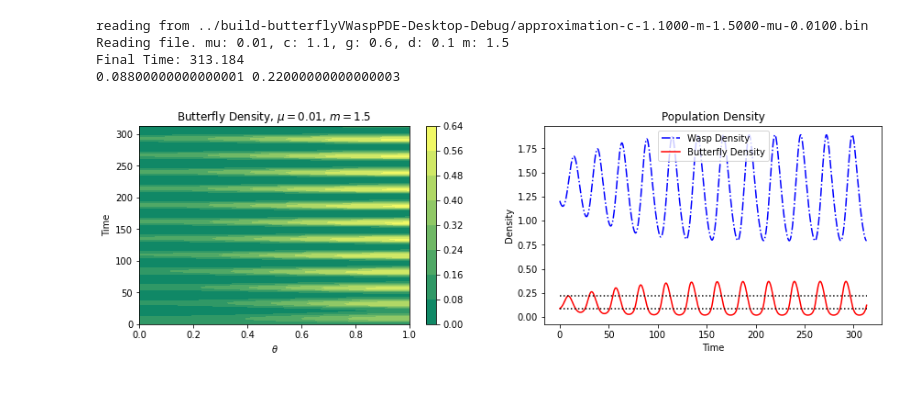
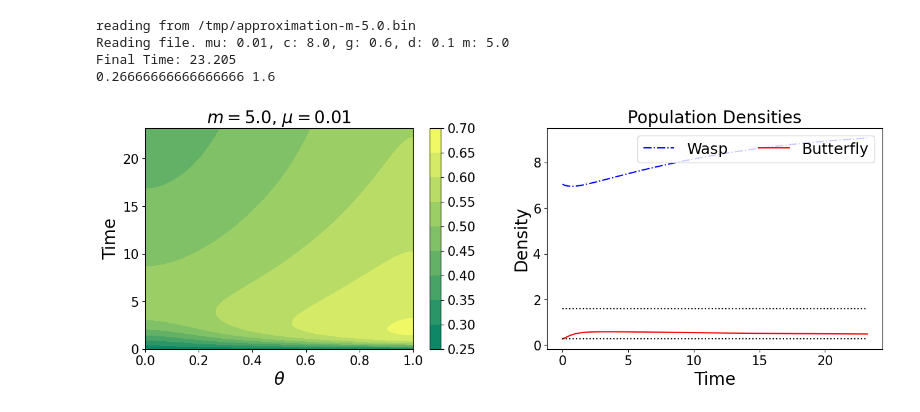
Before and after one commit to KellyBlack/BehaviouralPhenotype, a Jupyter notebook: pde/approx/butterflyVWaspPDE/Plot PDE Approximation.ipynb, the cells around one changed output. Drawn from its saved outputs; the diff is of its cells as text; code cells hidden in the pictures.

```diff
--- a/pde/approx/butterflyVWaspPDE/Plot PDE Approximation.ipynb
+++ b/pde/approx/butterflyVWaspPDE/Plot PDE Approximation.ipynb
@@ -192,54 +192,76 @@ pdfName  = '/tmp/approximation-c-11-mu-01-m-51.pdf'
 filename = '../build-butterflyVWaspPDE-Desktop-Debug/approximation-c-1.1000-m-1.5000-mu-0.0100.bin'
 pdfName  = '/tmp/approximation-c-11-mu-01-m-150.pdf'
 
+filename = '/tmp/approximation-m-1.0.bin'
+pdfName = '/tmp/approximation-m-1.0.pdf'
+filename = '/tmp/approximation-m-4.5.bin'
+pdfName = '/tmp/approximation-m-4.5.pdf'
+filename = '/tmp/approximation-m-10.0.bin'
+pdfName = '/tmp/approximation-m-10.0.pdf'
+filename = '/tmp/approximation-m-18.0.bin'
+pdfName = '/tmp/approximation-m-18.0.pdf'
+
+filename = '/tmp/testing.bin'
+pdfName = '/tmp/testing.pdf'
+
+filename = '/tmp/approximation-m-5.0.bin'
+
 [x,timeSteps,totalPop,approx,wasps,mu,c,g,d,m] = readBinary(filename)
 x = (x+1.0)*0.5
 print("Final Time: {0:.3f}".format(timeSteps[-1]))
 highButterfly = d*c/((1)*(g-d))
 lowButterfly = d*c/((m+1.0)*(g-d))
 print(lowButterfly,highButterfly)
+
+parameters = {'xtick.labelsize': 15,'ytick.labelsize': 15}
+plt.rcParams.update(parameters)
 
 fig = plt.figure()
 #fig.subplots_adjust(bottom=-0.0,top=2.0,right=2) #bottom=-3.0,top=1.0)
 fig.subplots_adjust(bottom=-0.0,top=0.75,right=2) #bottom=-3.0,top=1.0)
 
 axes = fig.add_subplot(1,2,1)
 
 [XGrid,TGrid] = numpy.meshgrid(x,timeSteps)
 cp = axes.contourf(XGrid,TGrid,approx,cmap='summer') #gist_yarg Greens BuGn
 fig.colorbar(cp) # Add a colorbar to a plot
-axes.set_title('Butterfly Density, $\mu=${0}, $m=${1}'.format(mu,m))
-axes.set_xlabel(r'$\theta$')
-axes.set_ylabel('Time')
+axes.set_title('$m=${2}, $\mu={1}$'.format(c,mu,m),fontsize=20)
+axes.set_xlabel(r'$\theta$',fontsize=20)
+axes.set_ylabel('Time',fontsize=20)
 
 axes1 = fig.add_subplot(1, 2, 2)
-axes1.plot(timeSteps,wasps,'b-.',label="Wasp Density")
-axes1.plot(timeSteps,totalPop,'r-',label="Butterfly Density")
+axes1.plot(timeSteps,wasps,'b-.',label="Wasp")
+axes1.plot(timeSteps,totalPop,'r-',label="Butterfly")
 axes1.plot(numpy.array([0.0,timeSteps[-1]]),
            numpy.array([lowButterfly,lowButterfly]),'k:')
 axes1.plot(numpy.array([0.0,timeSteps[-1]]),
            numpy.array([highButterfly,highButterfly]),'k:')
-axes1.set_title('Population Density')
-axes1.set_xlabel('Time')
-axes1.set_ylabel('Density')
-axes1.legend(loc="upper center")
+#axes1.set_ylim([0, numpy.max(wasps)*1.2])
+
+axes1.set_title('Population Densities',fontsize=20)
+axes1.set_xlabel('Time',fontsize=20)
+axes1.set_ylabel('Density',fontsize=20)
+
+#handles, labels = ax.get_legend_handles_labels()
+#plt.legend(flip(handles, 2), flip(labels, 2), loc=9, ncol=2)
+axes1.legend(loc="upper right",fontsize=18,ncol=2)
 
 #axes2 = fig.add_subplot(2, 2, 3)
 #axes2.plot(totalPop,wasps)
 #axes2.plot(totalPop[0],wasps[0],'rD')
 #axes2.set_title('Butterfly/Wasp Phase Plane')
 #axes2.set_xlabel('Butterfly')
 #axes2.set_ylabel('Wasp')
 
 
-#plt.show()
-fig.savefig(pdfName, bbox_inches='tight')
+plt.show()
+#fig.savefig(pdfName, dpi=60, bbox_inches='tight')
 # %% [output]
-reading from ../build-butterflyVWaspPDE-Desktop-Debug/approximation-c-1.1000-m-1.5000-mu-0.0100.bin
-Reading file. mu: 0.01, c: 1.1, g: 0.6, d: 0.1 m: 1.5
-Final Time: 313.184
-0.08800000000000001 0.22000000000000003
+reading from /tmp/approximation-m-5.0.bin
+Reading file. mu: 0.01, c: 8.0, g: 0.6, d: 0.1 m: 5.0
+Final Time: 23.205
+0.26666666666666666 1.6
-[figure, old version]
+[figure, new version]
 # %%
 approx[2]
 # %%
```
Also changed, not shown: 5 other files.
